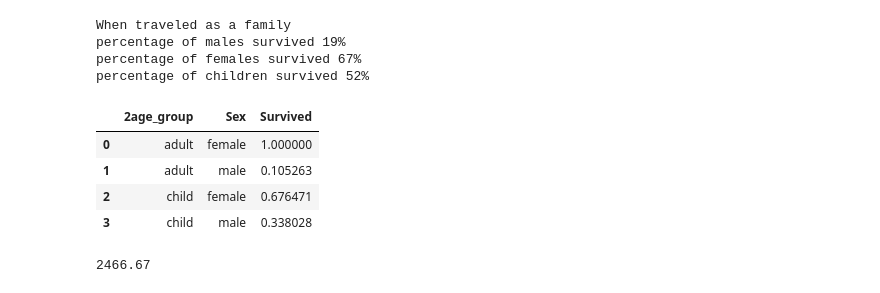
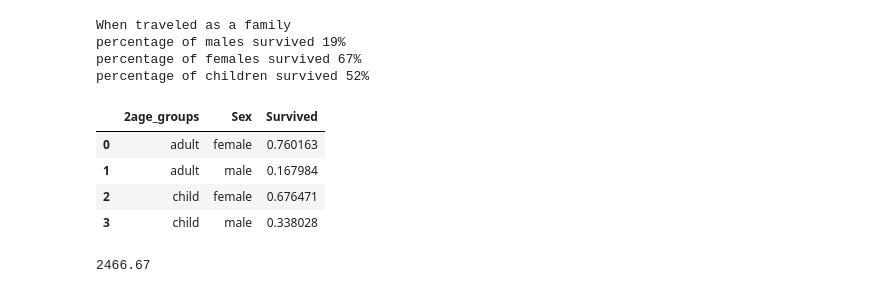
Before and after one commit to chanyadeshani/Group8, a Jupyter notebook: assignment.ipynb, the cells around one changed output. Saved outputs shown, nothing was run; the diff lists cells and outputs as text; code cells hidden in the pictures.

```diff
--- a/assignment.ipynb
+++ b/assignment.ipynb
@@ -8,9 +13,9 @@ import re
 # %%
 
 # Import data
-train_data = pd.read_csv('titanic/train.csv')
-df_test = pd.read_csv('titanic/test.csv')
-df_gender_submission = pd.read_csv('titanic/gender_submission.csv')
+train_data = pd.read_csv('train.csv')
+df_test = pd.read_csv('test.csv')
+df_gender_submission = pd.read_csv('gender_submission.csv')
 # Print first few rows
 train_data
 
@@ -18,7 +23,8 @@ train_data
 print("Missing value percentages by variable")
 train_data.isnull().mean().round(4).mul(100).sort_values(ascending = False)
 
-all_df
-all_df.isnull().mean().round(4).mul(100).sort_values(ascending = False)
+
+from sklearn.model_selection import train_test_split
+data_train, data_test = train_test_split(train_data, test_size=0.4, random_state=0)
 # %% [output]
 Missing value percentages by variable
@@ -128,8 +153,8 @@ train_data.loc[train_data['Age'].between(20,35), 'age_group'] = 'yadult'
 train_data.loc[train_data['Age'].between(36,60), 'age_group'] = 'adult'
 train_data.loc[train_data['Age']>60, 'age_group'] = 'elder'
 
-train_data.loc[train_data['Age'] <= 18, '2age_group'] = 'child'
-train_data.loc[train_data['Age'] > 60, '2age_group'] = 'adult'
+train_data.loc[train_data['Age'] <= 18, '2age_groups'] = 'child'
+train_data.loc[train_data['Age'] > 18, '2age_groups'] = 'adult'
 
 
 # create plot
@@ -501,11 +529,11 @@ percentage of females survived 67%
 percentage of children survived 52%
 # %%
 #train_data.groupby(train_data['2age_groups', 'sex']).train_data['Survived'].mean()
-train_data.groupby(['2age_group', 'Sex'], as_index=False)['Survived'].mean()
+train_data.groupby(['2age_groups', 'Sex'], as_index=False)['Survived'].mean()
 # %% [output]
-|  | 2age_group | Sex | Survived |
-| 0 | adult | female | 1.000000 |
-| 1 | adult | male | 0.105263 |
+|  | 2age_groups | Sex | Survived |
+| 0 | adult | female | 0.760163 |
+| 1 | adult | male | 0.167984 |
 | 2 | child | female | 0.676471 |
 | 3 | child | male | 0.338028 |
 # %%
```
Also changed, not shown: parts of 20 cells of this notebook.
